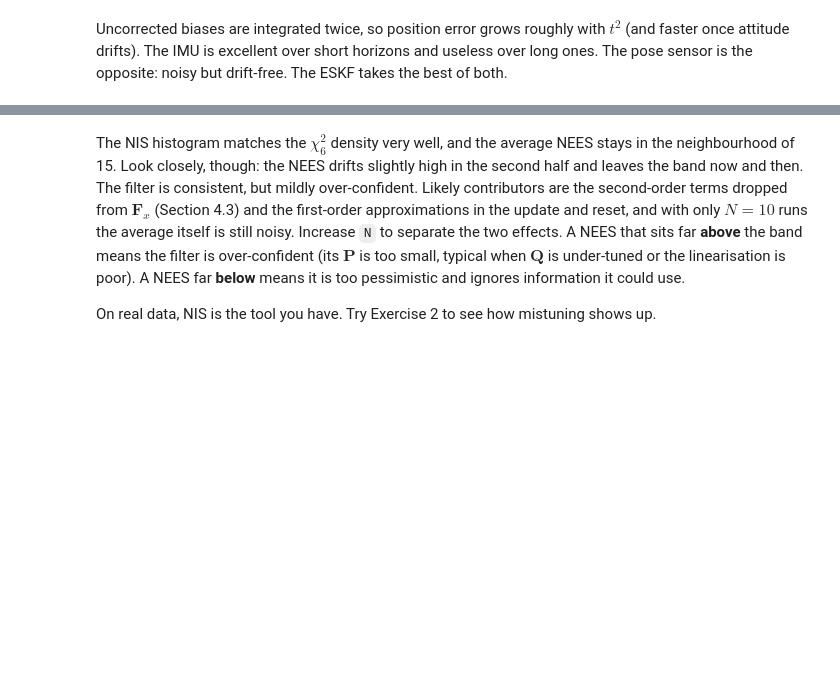
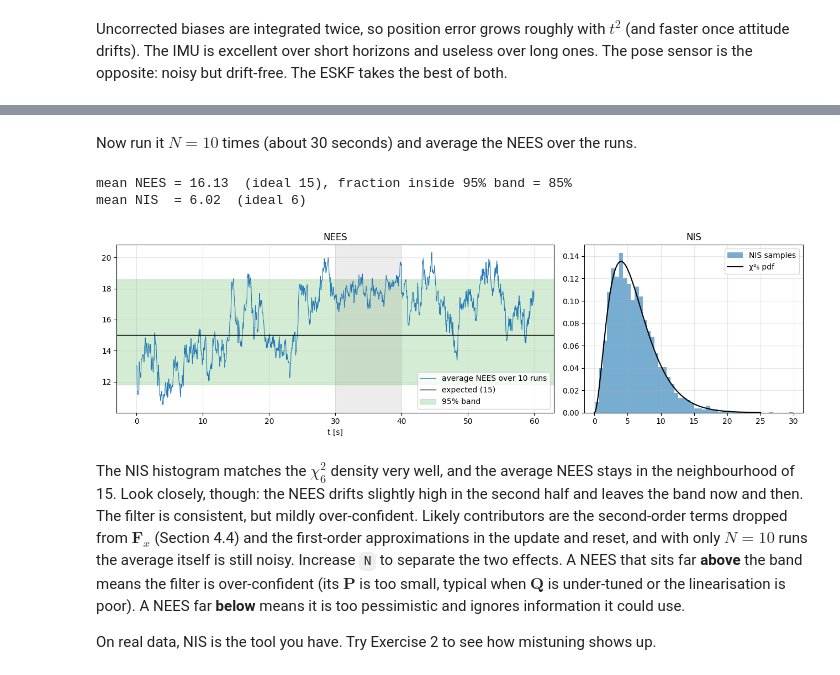
Before and after one commit to prakashmakvana/eskf-tutorial, a Jupyter notebook: ESKF_tutorial.ipynb, the cells around one changed output, grey strips where cells are left out. Saved outputs shown, nothing was run; the diff lists cells and outputs as text; code cells hidden in the pictures; blank space fills up the shorter version.

```diff
--- a/ESKF_tutorial.ipynb
+++ b/ESKF_tutorial.ipynb
@@ -777,5 +907,57 @@ mean NIS  = 6.03  (ideal 6)
+# %%
+def one_monte_carlo_run(seed, P0, stride=10):
+    cfg_mc = SimConfig(seed=seed)
+    truth_mc, imu_mc, pose_mc = simulate(cfg_mc)
+
+    d = np.linalg.cholesky(P0) @ np.random.default_rng(seed + 1000).standard_normal(15)
+    x0_mc = state_plus(truth_state(truth_mc, 0), -d)       # a random initial error drawn from P0
+
+    est, cov, nis = run_eskf(imu_mc, pose_mc, x0_mc, P0, params, cfg_mc.sigma_p, cfg_mc.sigma_theta)
+
+    nees = []
+    for k in range(0, len(est), stride):
+        e = state_minus(truth_state(truth_mc, k), est[k])
+        nees.append(e @ np.linalg.solve(cov[k], e))
+    return np.array(nees), nis
+# %% [markdown]
+Now run it $N = 10$ times (about 30 seconds) and average the NEES over the runs.
+# %%
+N = 10
+P0_mc = np.diag(np.r_[np.full(3, 0.1**2), np.full(3, 0.1**2), np.full(3, np.deg2rad(5)**2),
+                      np.full(3, 0.15**2), np.full(3, 0.02**2)])
+
+nees_runs, nis_runs = [], []
+for s in range(N):
+    nees, nis = one_monte_carlo_run(100 + s, P0_mc)
+    nees_runs.append(nees)
+    nis_runs.append(nis)
+
+average_nees = np.mean(nees_runs, axis=0)
+all_nis = np.concatenate(nis_runs)
+lo, hi = chi2.ppf([0.025, 0.975], 15 * N) / N            # 95% band for the average of N runs
+print(f"mean NEES = {average_nees.mean():.2f}  (ideal 15), fraction inside 95% band = {np.mean((average_nees > lo) & (average_nees < hi)):.0%}")
+print(f"mean NIS  = {all_nis.mean():.2f}  (ideal 6)")
+# %% [output]
+mean NEES = 16.13  (ideal 15), fraction inside 95% band = 85%
+mean NIS  = 6.02  (ideal 6)
+# %%
+t_nees = t[::10]
+fig, axs = plt.subplots(1, 2, figsize=(13, 4), gridspec_kw={"width_ratios": [2, 1]})
+axs[0].plot(t_nees, average_nees, lw=0.8, label=f"average NEES over {N} runs")
+axs[0].axhline(15, color="k", lw=1, label="expected (15)")
+axs[0].axhspan(lo, hi, color="C2", alpha=0.2, label="95% band")
+axs[0].axvspan(*cfg.dropout, color="grey", alpha=0.15, lw=0)
+axs[0].set_xlabel("t [s]"); axs[0].set_title("NEES"); axs[0].legend()
+
+xs = np.linspace(0, 25, 200)
+axs[1].hist(all_nis, bins=50, density=True, alpha=0.6, label="NIS samples")
+axs[1].plot(xs, chi2.pdf(xs, 6), "k", label="χ²₆ pdf")
+axs[1].set_title("NIS"); axs[1].legend()
+plt.tight_layout()
+# %% [output]
+[figure, added]
 # %% [markdown]
-The NIS histogram matches the $\chi^2_6$ density very well, and the average NEES stays in the neighbourhood of 15. Look closely, though: the NEES drifts slightly high in the second half and leaves the band now and then. The filter is consistent, but mildly over-confident. Likely contributors are the second-order terms dropped from $\mathbf F_x$ (Section 4.3) and the first-order approximations in the update and reset, and with only $N=10$ runs the average itself is still noisy. Increase `N` to separate the two effects. A NEES that sits far **above** the band means the filter is over-confident (its $\mathbf P$ is too small, typical when $\mathbf Q$ is under-tuned or the linearisation is poor). A NEES far **below** means it is too pessimistic and ignores information it could use.
+The NIS histogram matches the $\chi^2_6$ density very well, and the average NEES stays in the neighbourhood of 15. Look closely, though: the NEES drifts slightly high in the second half and leaves the band now and then. The filter is consistent, but mildly over-confident. Likely contributors are the second-order terms dropped from $\mathbf F_x$ (Section 4.4) and the first-order approximations in the update and reset, and with only $N=10$ runs the average itself is still noisy. Increase `N` to separate the two effects. A NEES that sits far **above** the band means the filter is over-confident (its $\mathbf P$ is too small, typical when $\mathbf Q$ is under-tuned or the linearisation is poor). A NEES far **below** means it is too pessimistic and ignores information it could use.
 
 On real data, NIS is the tool you have. Try Exercise 2 to see how mistuning shows up.
 # %% [markdown]
```
Also changed, not shown: parts of 98 cells of this notebook, 1 other file.
